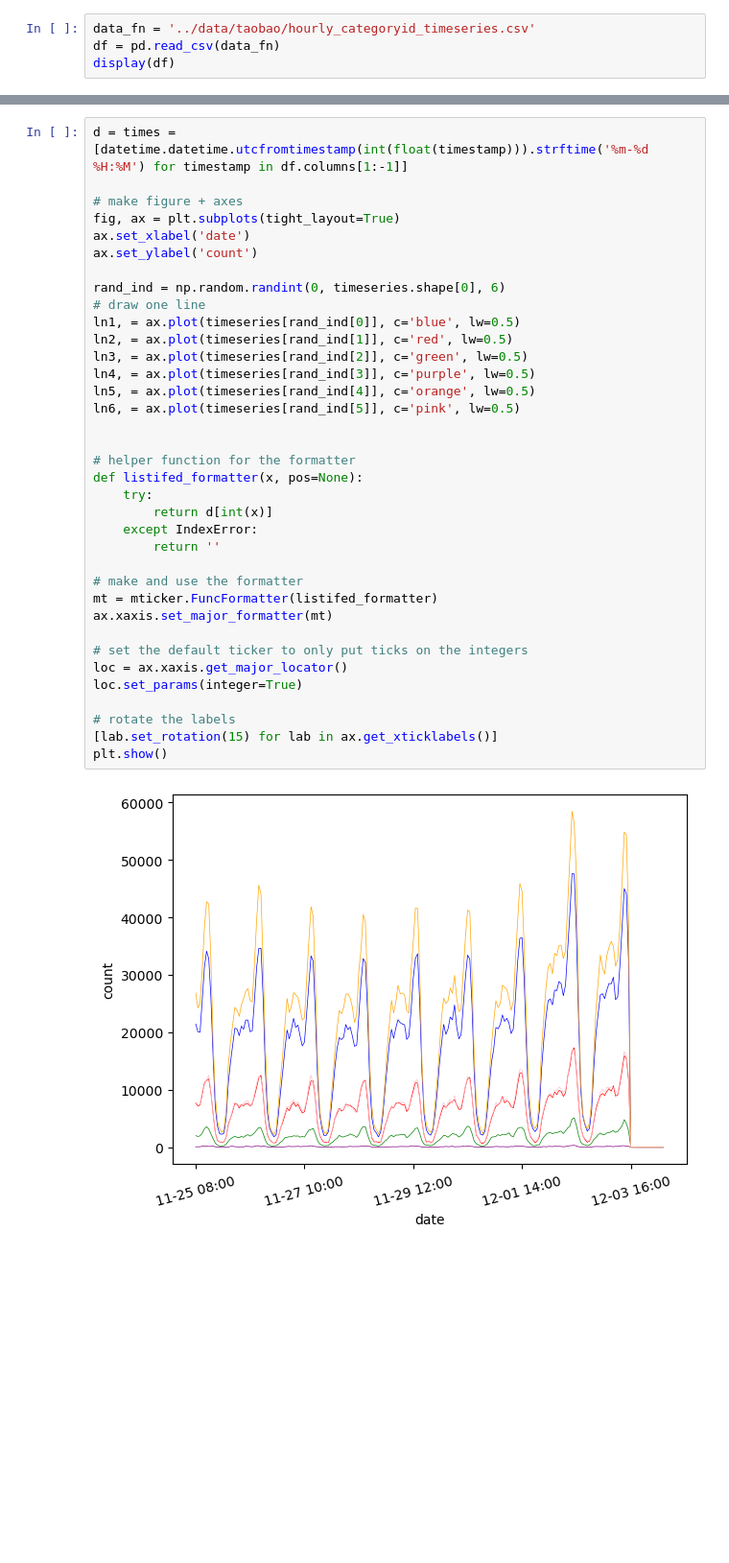
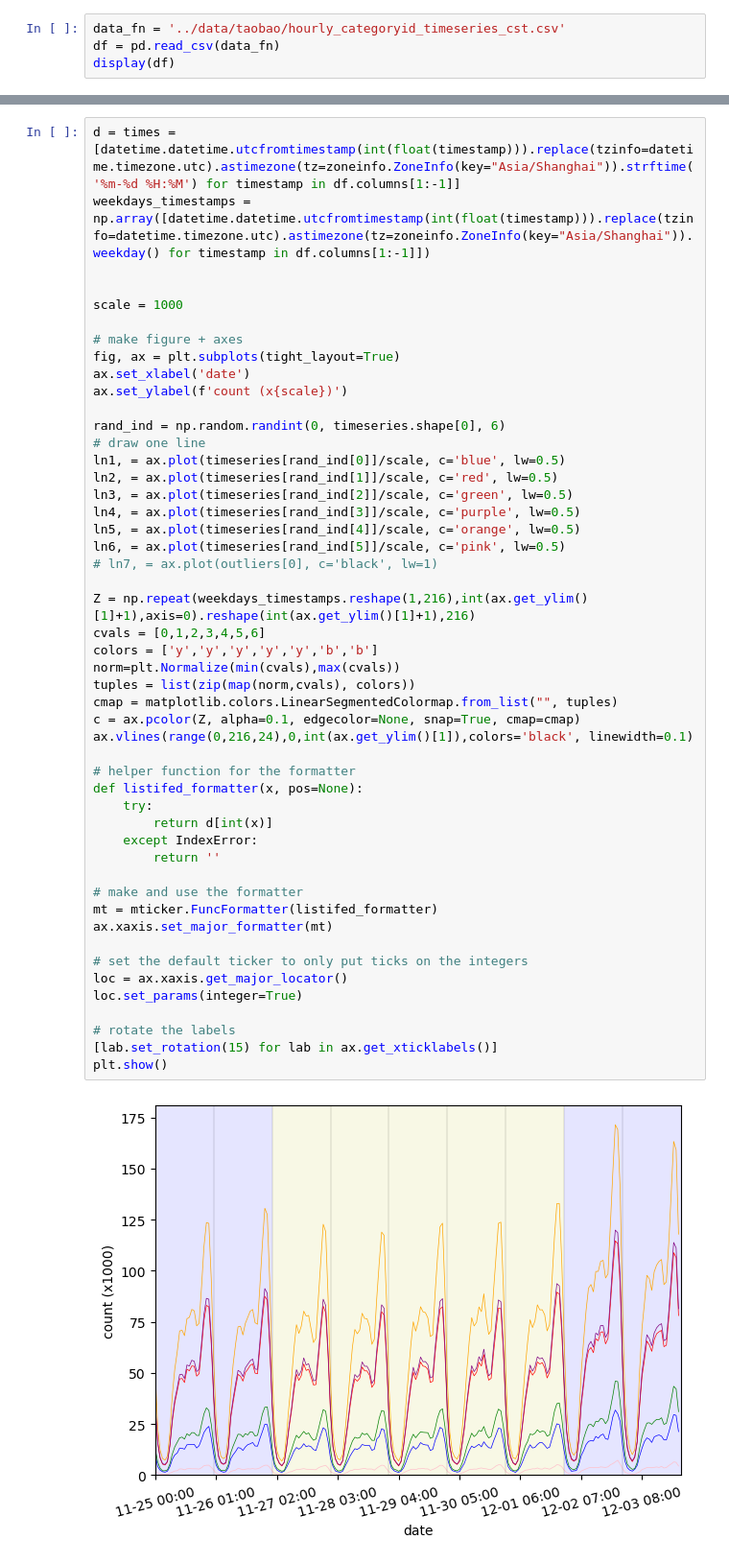
Before and after one commit to Coaster41/timeseries_datasets, a Jupyter notebook: timeseries_analysis.ipynb, the cells around one changed output, grey strips where cells are left out. Shown at 96% size. Drawn from its saved outputs; the diff is of its cells as text; blank space fills up the shorter version.

```diff
--- a/timeseries_analysis.ipynb
+++ b/timeseries_analysis.ipynb
@@ -9,5 +11,5 @@ import csv
 # %%
-data_fn = '../data/taobao/hourly_categoryid_timeseries.csv'
+data_fn = '../data/taobao/hourly_categoryid_timeseries_cst.csv'
 df = pd.read_csv(data_fn)
 display(df)
 # %% [output]
@@ -53,38 +38,51 @@ print(timeseries[0])
 # %%
-d = times = [datetime.datetime.utcfromtimestamp(int(float(timestamp))).strftime('%m-%d %H:%M') for timestamp in df.columns[1:-1]]
+d = times = [datetime.datetime.utcfromtimestamp(int(float(timestamp))).replace(tzinfo=datetime.timezone.utc).astimezone(tz=zoneinfo.ZoneInfo(key="Asia/Shanghai")).strftime('%m-%d %H:%M') for timestamp in df.columns[1:-1]]
+weekdays_timestamps = np.array([datetime.datetime.utcfromtimestamp(int(float(timestamp))).replace(tzinfo=datetime.timezone.utc).astimezone(tz=zoneinfo.ZoneInfo(key="Asia/Shanghai")).weekday() for timestamp in df.columns[1:-1]])
+
+
+scale = 1000
 
 # make figure + axes
 fig, ax = plt.subplots(tight_layout=True)
 ax.set_xlabel('date')
-ax.set_ylabel('count')
+ax.set_ylabel(f'count (x{scale})')
 
 rand_ind = np.random.randint(0, timeseries.shape[0], 6)
 # draw one line
-ln1, = ax.plot(timeseries[rand_ind[0]], c='blue', lw=0.5)
-ln2, = ax.plot(timeseries[rand_ind[1]], c='red', lw=0.5)
-ln3, = ax.plot(timeseries[rand_ind[2]], c='green', lw=0.5)
-ln4, = ax.plot(timeseries[rand_ind[3]], c='purple', lw=0.5)
-ln5, = ax.plot(timeseries[rand_ind[4]], c='orange', lw=0.5)
-ln6, = ax.plot(timeseries[rand_ind[5]], c='pink', lw=0.5)
+ln1, = ax.plot(timeseries[rand_ind[0]]/scale, c='blue', lw=0.5)
+ln2, = ax.plot(timeseries[rand_ind[1]]/scale, c='red', lw=0.5)
+ln3, = ax.plot(timeseries[rand_ind[2]]/scale, c='green', lw=0.5)
+ln4, = ax.plot(timeseries[rand_ind[3]]/scale, c='purple', lw=0.5)
+ln5, = ax.plot(timeseries[rand_ind[4]]/scale, c='orange', lw=0.5)
+ln6, = ax.plot(timeseries[rand_ind[5]]/scale, c='pink', lw=0.5)
+# ln7, = ax.plot(outliers[0], c='black', lw=1)
 
+Z = np.repeat(weekdays_timestamps.reshape(1,216),int(ax.get_ylim()[1]+1),axis=0).reshape(int(ax.get_ylim()[1]+1),216)
+cvals = [0,1,2,3,4,5,6]
+colors = ['y','y','y','y','y','b','b']
+norm=plt.Normalize(min(cvals),max(cvals))
+tuples = list(zip(map(norm,cvals), colors))
+cmap = matplotlib.colors.LinearSegmentedColormap.from_list("", tuples)
+c = ax.pcolor(Z, alpha=0.1, edgecolor=None, snap=True, cmap=cmap)
+ax.vlines(range(0,216,24),0,int(ax.get_ylim()[1]),colors='black', linewidth=0.1)
 
 # helper function for the formatter
 def listifed_formatter(x, pos=None):
     try:
         return d[int(x)]
     except IndexError:
         return ''
 
 # make and use the formatter
 mt = mticker.FuncFormatter(listifed_formatter)
 ax.xaxis.set_major_formatter(mt)
 
 # set the default ticker to only put ticks on the integers
 loc = ax.xaxis.get_major_locator()
 loc.set_params(integer=True)
 
 # rotate the labels
 [lab.set_rotation(15) for lab in ax.get_xticklabels()]
 plt.show()
 # %% [output]
-[figure, old version]
+[figure, new version]
```
Also changed, not shown: parts of 7 cells of this notebook, 1 other file.
